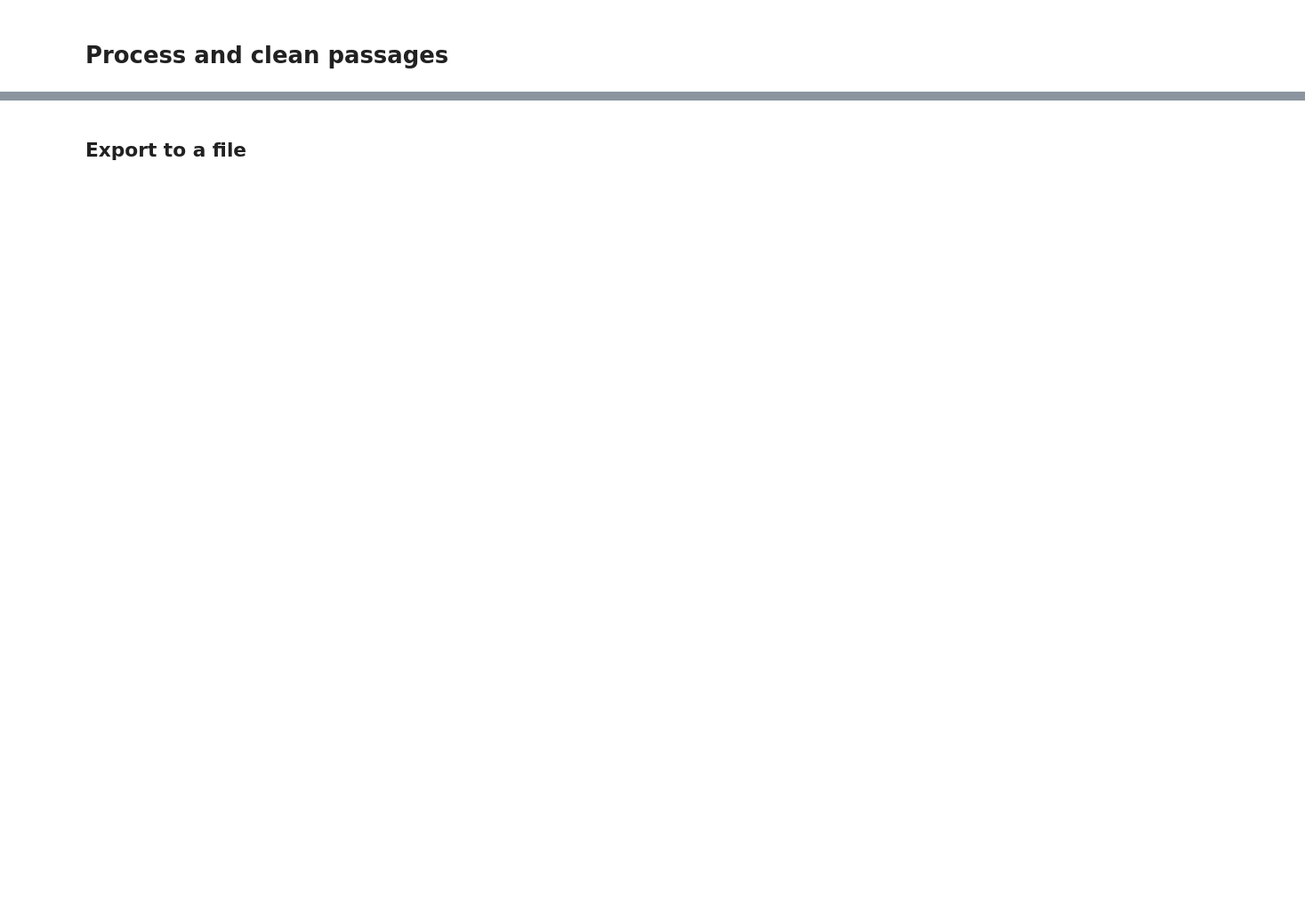
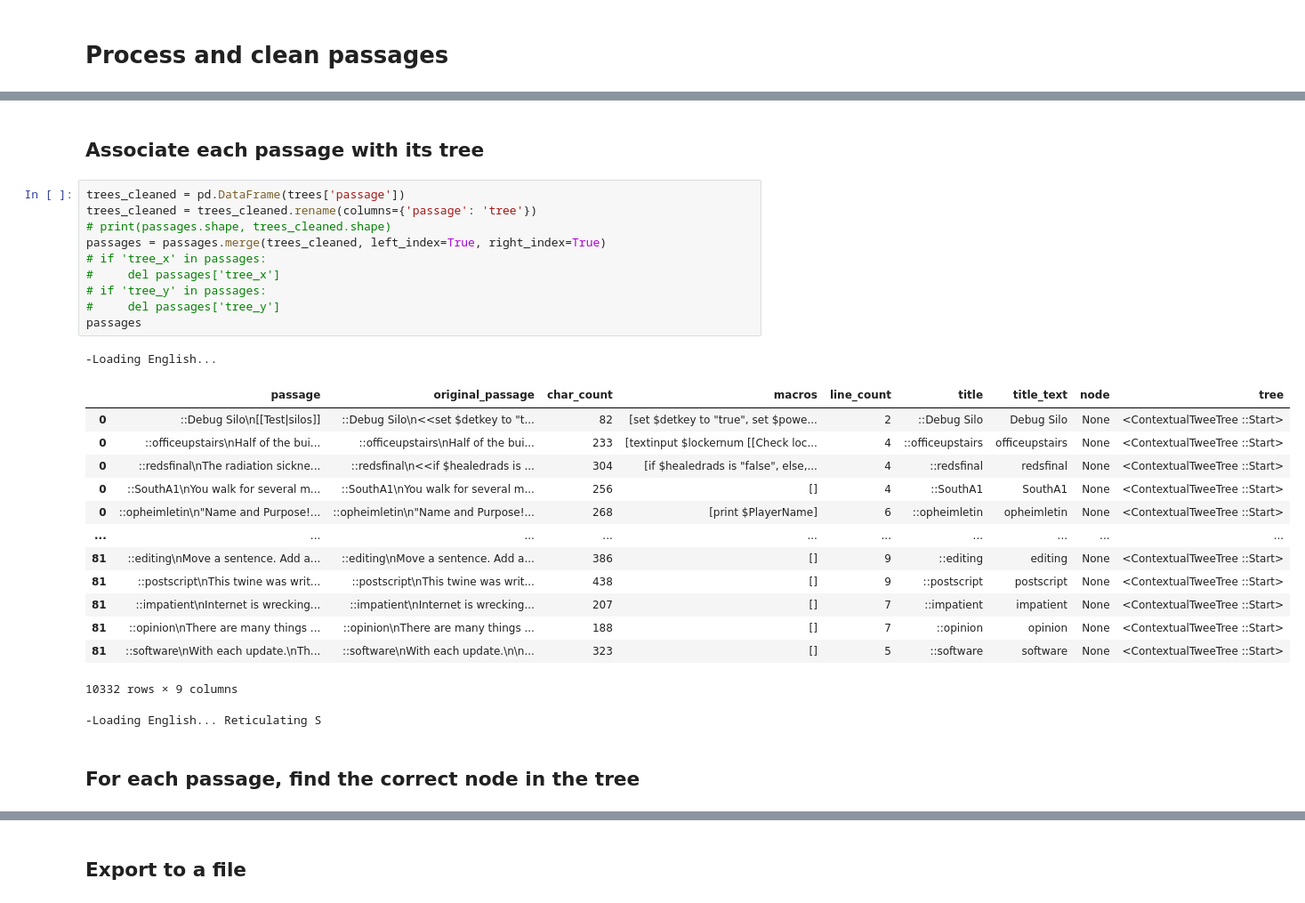
Before and after one commit to alex-calderwood/spindle, a Jupyter notebook: src/create_contextual_training_data.ipynb, the cells around one changed output, grey strips where cells are left out. Shown at 89% size. Cells and saved outputs as stored; diff of their text form; blank space fills up the shorter version.

```diff
--- a/src/create_contextual_training_data.ipynb
+++ b/src/create_contextual_training_data.ipynb
@@ -315,0 +466,30 @@ five
+# %% [markdown]
+## Associate each passage with its tree
+# %%
+trees_cleaned = pd.DataFrame(trees['passage'])
+trees_cleaned = trees_cleaned.rename(columns={'passage': 'tree'})
+# print(passages.shape, trees_cleaned.shape)
+passages = passages.merge(trees_cleaned, left_index=True, right_index=True)
+# if 'tree_x' in passages:
+#     del passages['tree_x']
+# if 'tree_y' in passages:
+#     del passages['tree_y']
+passages
+# %% [output]
+-Loading English...
+|  | passage | original_passage | char_count | macros | line_count | title | title_text | node | tree |
+| 0 | ::Debug Silo\n[[Test|silos]] | ::Debug Silo\n<<set $detkey to "t... | 82 | [set $detkey to "true", set $powe... | 2 | ::Debug Silo | Debug Silo | None | <ContextualTweeTree ::Start> |
+| 0 | ::officeupstairs\nHalf of the bui... | ::officeupstairs\nHalf of the bui... | 233 | [textinput $lockernum [[Check loc... | 4 | ::officeupstairs | officeupstairs | None | <ContextualTweeTree ::Start> |
+| 0 | ::redsfinal\nThe radiation sickne... | ::redsfinal\n<<if $healedrads is ... | 304 | [if $healedrads is "false", else,... | 4 | ::redsfinal | redsfinal | None | <ContextualTweeTree ::Start> |
+| 0 | ::SouthA1\nYou walk for several m... | ::SouthA1\nYou walk for several m... | 256 | [] | 4 | ::SouthA1 | SouthA1 | None | <ContextualTweeTree ::Start> |
+| 0 | ::opheimletin\n"Name and Purpose!... | ::opheimletin\n"Name and Purpose!... | 268 | [print $PlayerName] | 6 | ::opheimletin | opheimletin | None | <ContextualTweeTree ::Start> |
+| ... | ... | ... | ... | ... | ... | ... | ... | ... | ... |
+| 81 | ::editing\nMove a sentence. Add a... | ::editing\nMove a sentence. Add a... | 386 | [] | 9 | ::editing | editing | None | <ContextualTweeTree ::Start> |
+| 81 | ::postscript\nThis twine was writ... | ::postscript\nThis twine was writ... | 438 | [] | 9 | ::postscript | postscript | None | <ContextualTweeTree ::Start> |
+| 81 | ::impatient\nInternet is wrecking... | ::impatient\nInternet is wrecking... | 207 | [] | 7 | ::impatient | impatient | None | <ContextualTweeTree ::Start> |
+| 81 | ::opinion\nThere are many things ... | ::opinion\nThere are many things ... | 188 | [] | 7 | ::opinion | opinion | None | <ContextualTweeTree ::Start> |
+| 81 | ::software\nWith each update.\nTh... | ::software\nWith each update.\n\n... | 323 | [] | 5 | ::software | software | None | <ContextualTweeTree ::Start> |
+10332 rows × 9 columns
+-Loading English... Reticulating S
+# %% [markdown]
+## For each passage, find the correct node in the tree
```
Also changed, not shown: parts of 26 cells of this notebook, 3 other files.
